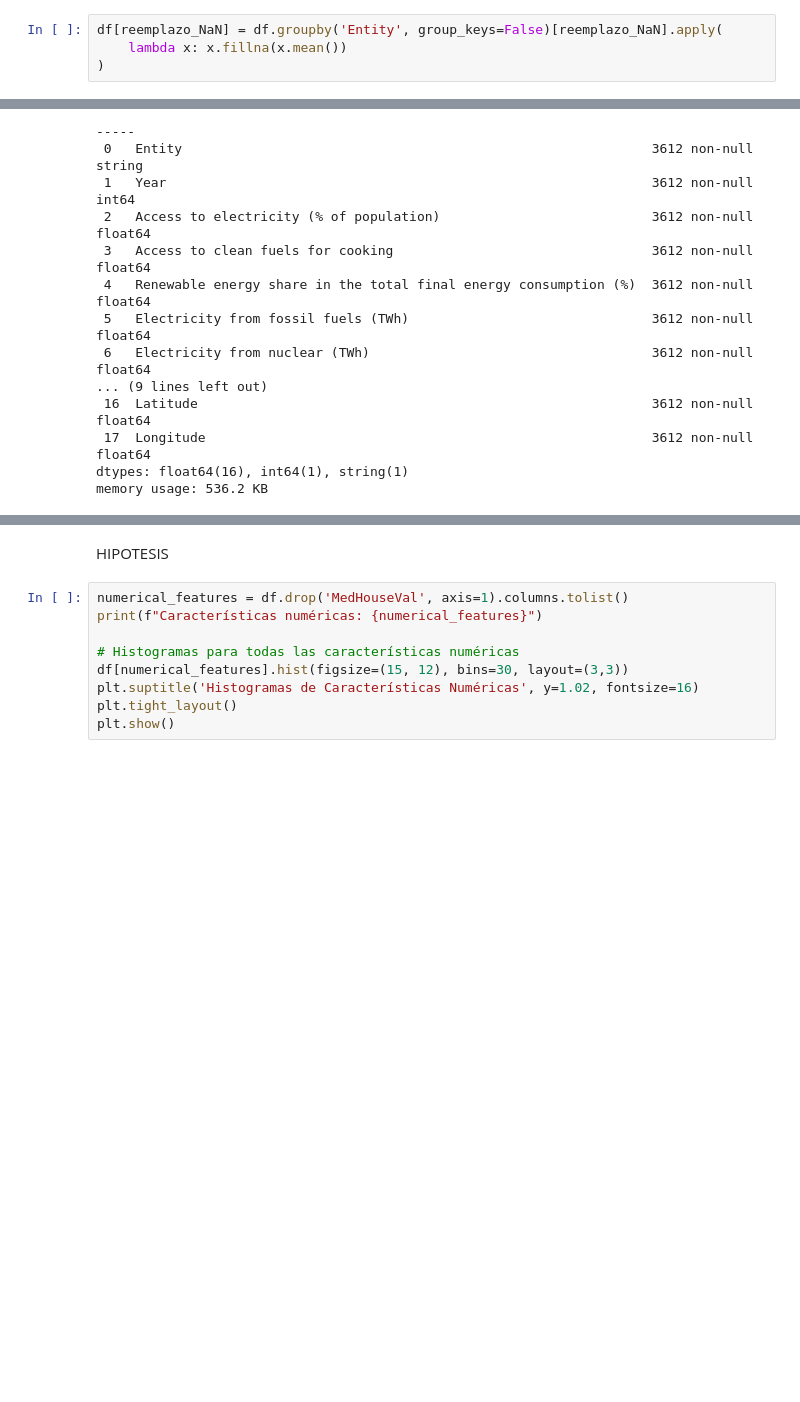
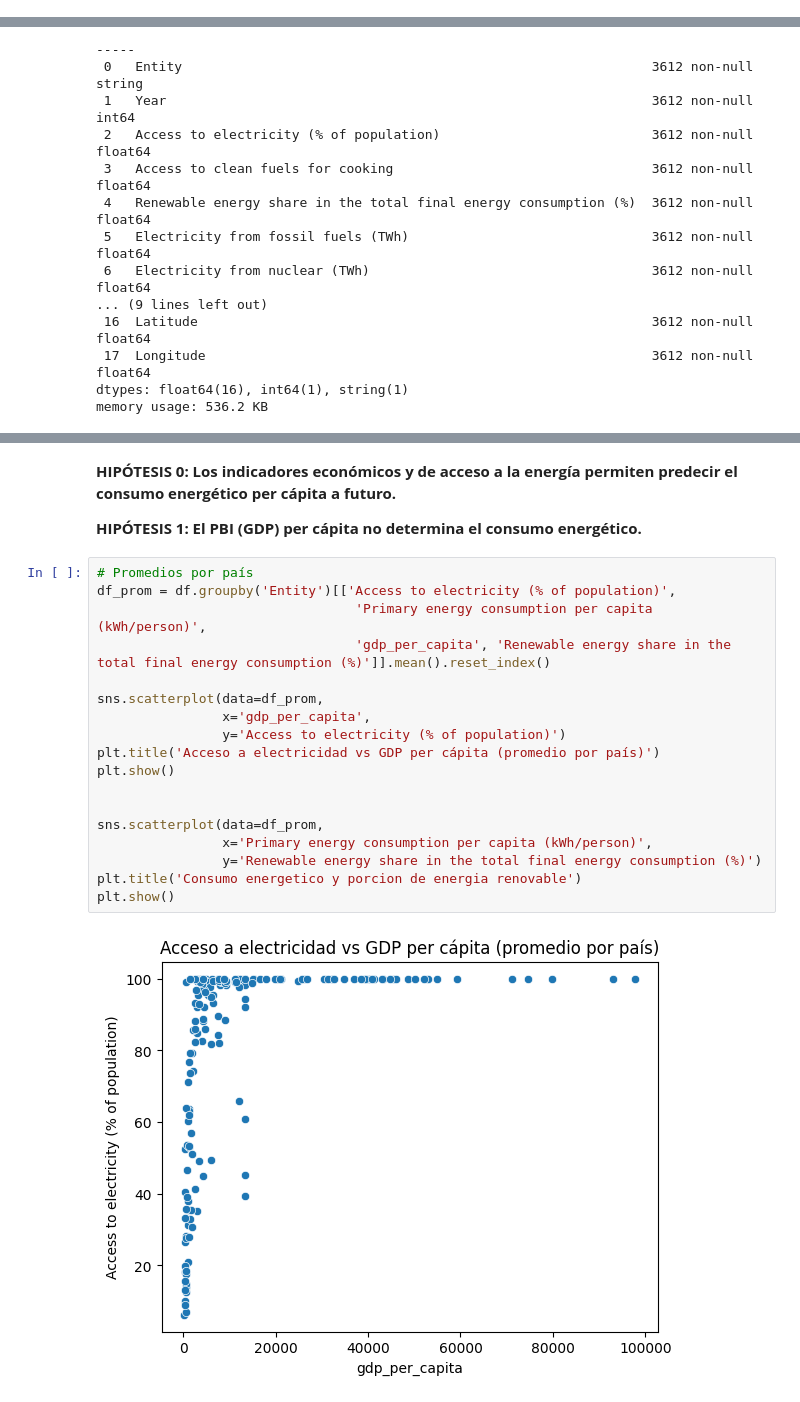
Before and after one commit to fablasettik-cmd/data-science-Coder-, a Jupyter notebook: Cópia_de_ProyectoDSParteII+BlasettiKuhn.ipynb, the cells around one changed output, grey strips where cells are left out. Cells and saved outputs as stored; diff of their text form; blank space fills up the shorter version.

```diff
--- a/Cópia_de_ProyectoDSParteII+BlasettiKuhn.ipynb
+++ b/Cópia_de_ProyectoDSParteII+BlasettiKuhn.ipynb
@@ -387,7 +368,3 @@ Value_co2_emissions_kt_by_country                                   252
 gdp_growth                                                          231
 gdp_per_capita                                                      231
 dtype: int64
-# %%
-df[reemplazo_NaN] = df.groupby('Entity', group_keys=False)[reemplazo_NaN].apply(
-    lambda x: x.fillna(x.mean())
-)
@@ -488,14 +445,27 @@ df.describe()
 | 50% | 2010.000000 | 98.173258 | 79.800000 | 23.58000 | 3.010000 | ... |
 | 75% | 2015.000000 | 100.000000 | 100.000000 | 55.27250 | 27.775000 | ... |
 | max | 2020.000000 | 100.000000 | 100.000000 | 96.04000 | 5184.130000 | ... |
-# %% [markdown]
-HIPOTESIS
-# %%
-numerical_features = df.drop('MedHouseVal', axis=1).columns.tolist()
-print(f"Características numéricas: {numerical_features}")
-
-# Histogramas para todas las características numéricas
-df[numerical_features].hist(figsize=(15, 12), bins=30, layout=(3,3))
-plt.suptitle('Histogramas de Características Numéricas', y=1.02, fontsize=16)
-plt.tight_layout()
-plt.show()
+# %% [markdown]
+**HIPÓTESIS 0: Los indicadores económicos y de acceso a la energía permiten predecir el consumo energético per cápita a futuro.**
+
+**HIPÓTESIS 1: El PBI (GDP) per cápita no determina el consumo energético.**
+# %%
+# Promedios por país
+df_prom = df.groupby('Entity')[['Access to electricity (% of population)',
+                                 'Primary energy consumption per capita (kWh/person)',
+                                 'gdp_per_capita', 'Renewable energy share in the total final energy consumption (%)']].mean().reset_index()
+
+sns.scatterplot(data=df_prom,
+                x='gdp_per_capita',
+                y='Access to electricity (% of population)')
+plt.title('Acceso a electricidad vs GDP per cápita (promedio por país)')
+plt.show()
+
+
+sns.scatterplot(data=df_prom,
+                x='Primary energy consumption per capita (kWh/person)',
+                y='Renewable energy share in the total final energy consumption (%)')
+plt.title('Consumo energetico y porcion de energia renovable')
+plt.show()
+# %% [output]
+[figure, added]
```
Also changed, not shown: parts of 13 cells of this notebook.
